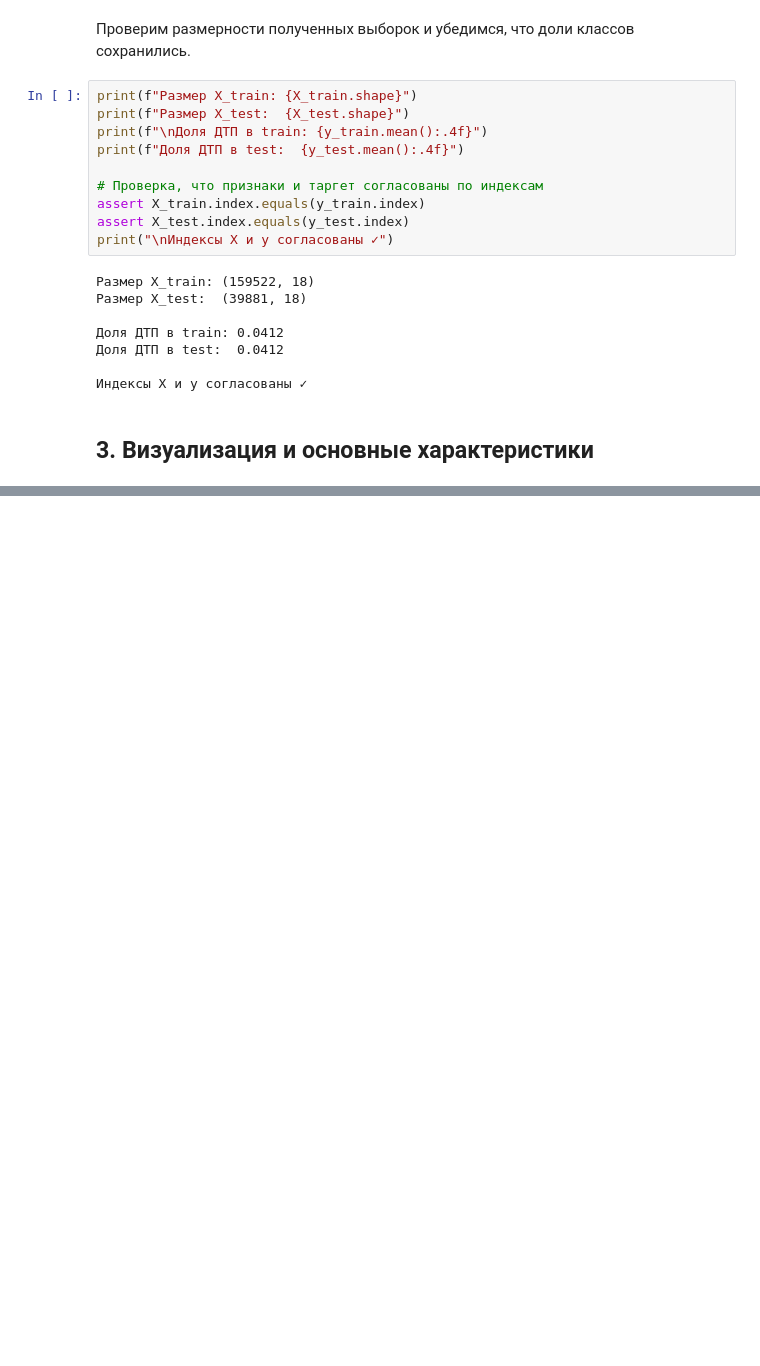
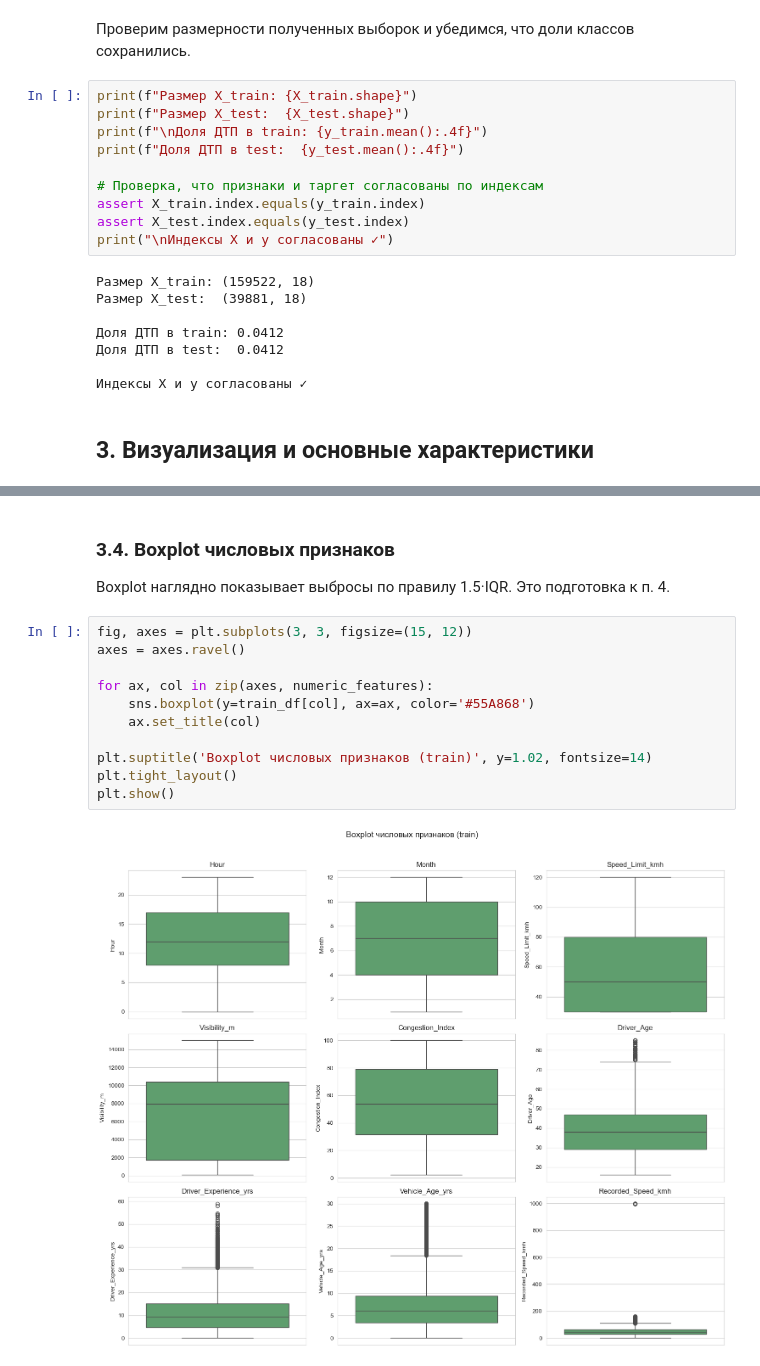
Before and after one commit to Svetlana-plv/Machine_Learning, a Jupyter notebook: lab-3-traffic-accident-classification.ipynb, the cells around one changed output, grey strips where cells are left out. Drawn from its saved outputs; the diff is of its cells as text; blank space fills up the shorter version.

```diff
--- a/lab-3-traffic-accident-classification.ipynb
+++ b/lab-3-traffic-accident-classification.ipynb
@@ -589,0 +674,17 @@ print("\nИндексы X и y согласованы ✓")
+# %% [markdown]
+### 3.4. Boxplot числовых признаков
+
+Boxplot наглядно показывает выбросы по правилу 1.5·IQR. Это подготовка к п. 4.
+# %%
+fig, axes = plt.subplots(3, 3, figsize=(15, 12))
+axes = axes.ravel()
+
+for ax, col in zip(axes, numeric_features):
+    sns.boxplot(y=train_df[col], ax=ax, color='#55A868')
+    ax.set_title(col)
+
+plt.suptitle('Boxplot числовых признаков (train)', y=1.02, fontsize=14)
+plt.tight_layout()
+plt.show()
+# %% [output]
+[figure, added]
```
Also changed, not shown: parts of 33 cells of this notebook.
